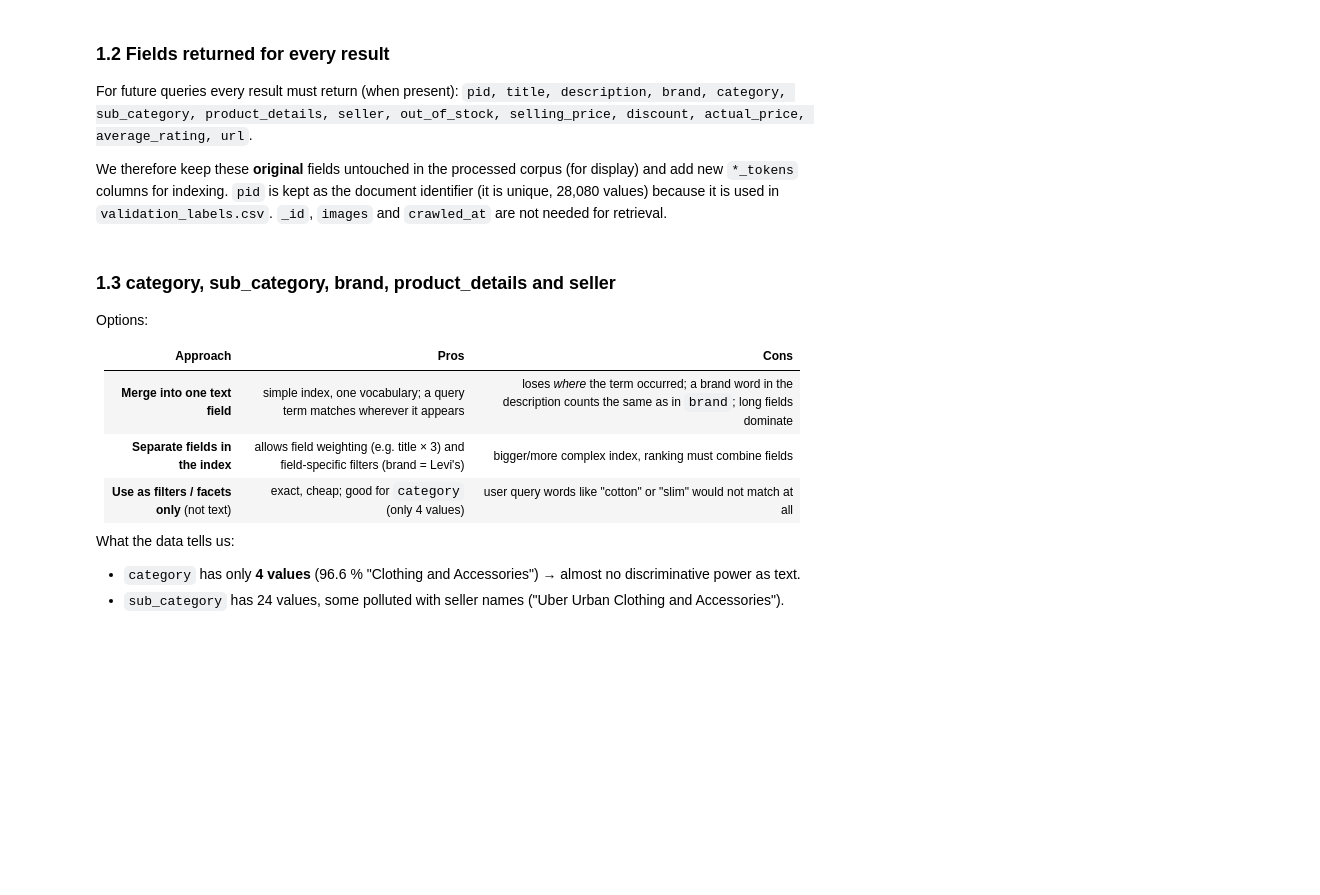
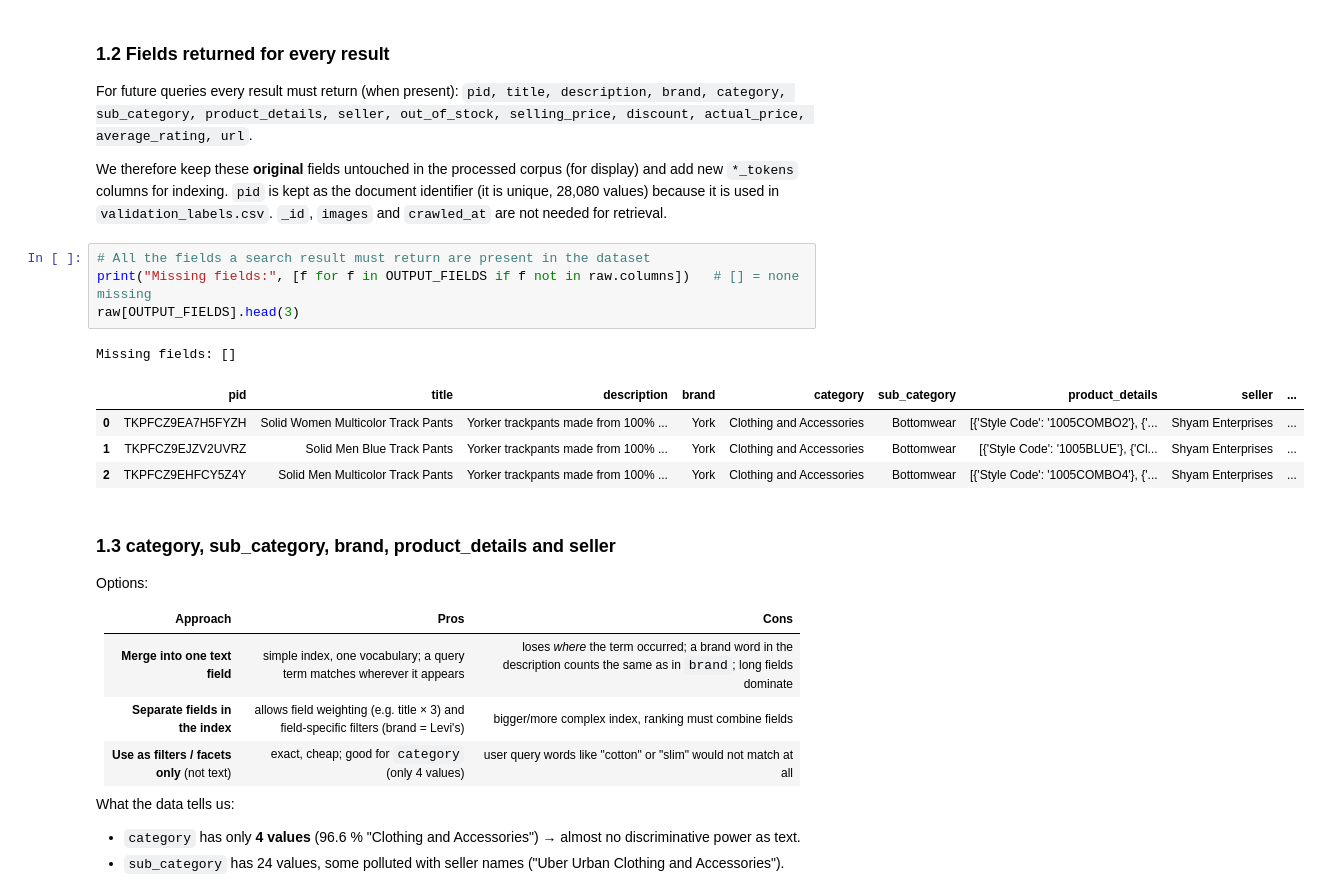
Before and after one commit to Martiperez314/IRWA-2026-project, a Jupyter notebook: project_progress/part_1/part_1.ipynb, the cells around one changed output. Cells and saved outputs as stored; diff of their text form; blank space fills up the shorter version.

```diff
--- a/project_progress/part_1/part_1.ipynb
+++ b/project_progress/part_1/part_1.ipynb
@@ -149,6 +224,16 @@ We therefore keep these **original** fields untouched in the processed corpus (f
 add new `*_tokens` columns for indexing. `pid` is kept as the document identifier (it is unique,
 28,080 values) because it is used in `validation_labels.csv`. `_id`, `images` and `crawled_at` are not
 needed for retrieval.
+# %%
+# All the fields a search result must return are present in the dataset
+print("Missing fields:", [f for f in OUTPUT_FIELDS if f not in raw.columns])   # [] = none missing
+raw[OUTPUT_FIELDS].head(3)
+# %% [output]
+Missing fields: []
+|  | pid | title | description | brand | category | sub_category | product_details | seller | ... |
+| 0 | TKPFCZ9EA7H5FYZH | Solid Women Multicolor Track Pants | Yorker trackpants made from 100% ... | York | Clothing and Accessories | Bottomwear | [{'Style Code': '1005COMBO2'}, {'... | Shyam Enterprises | ... |
+| 1 | TKPFCZ9EJZV2UVRZ | Solid Men Blue Track Pants | Yorker trackpants made from 100% ... | York | Clothing and Accessories | Bottomwear | [{'Style Code': '1005BLUE'}, {'Cl... | Shyam Enterprises | ... |
+| 2 | TKPFCZ9EHFCY5Z4Y | Solid Men Multicolor Track Pants | Yorker trackpants made from 100% ... | York | Clothing and Accessories | Bottomwear | [{'Style Code': '1005COMBO4'}, {'... | Shyam Enterprises | ... |
 # %% [markdown]
 ### 1.3 category, sub_category, brand, product_details and seller
 
```
Also changed, not shown: parts of 51 cells of this notebook.
